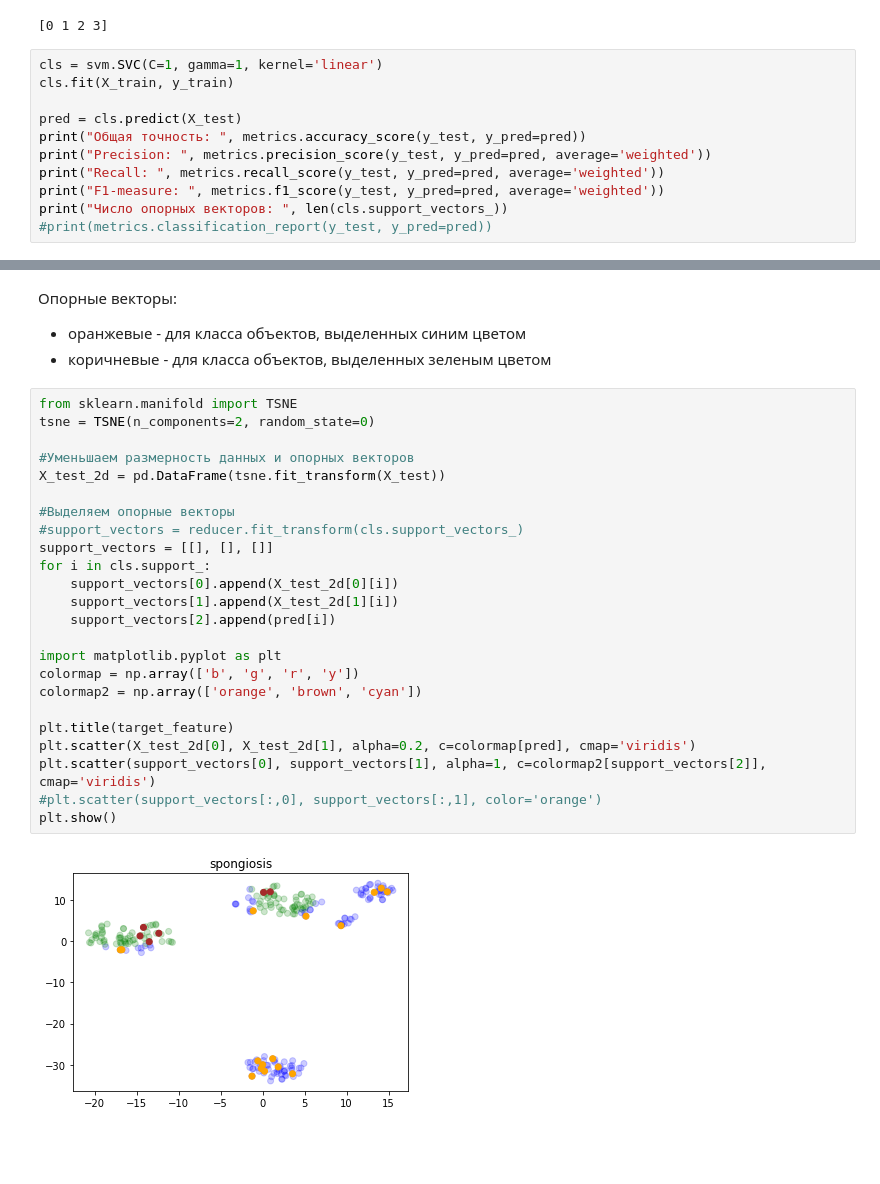
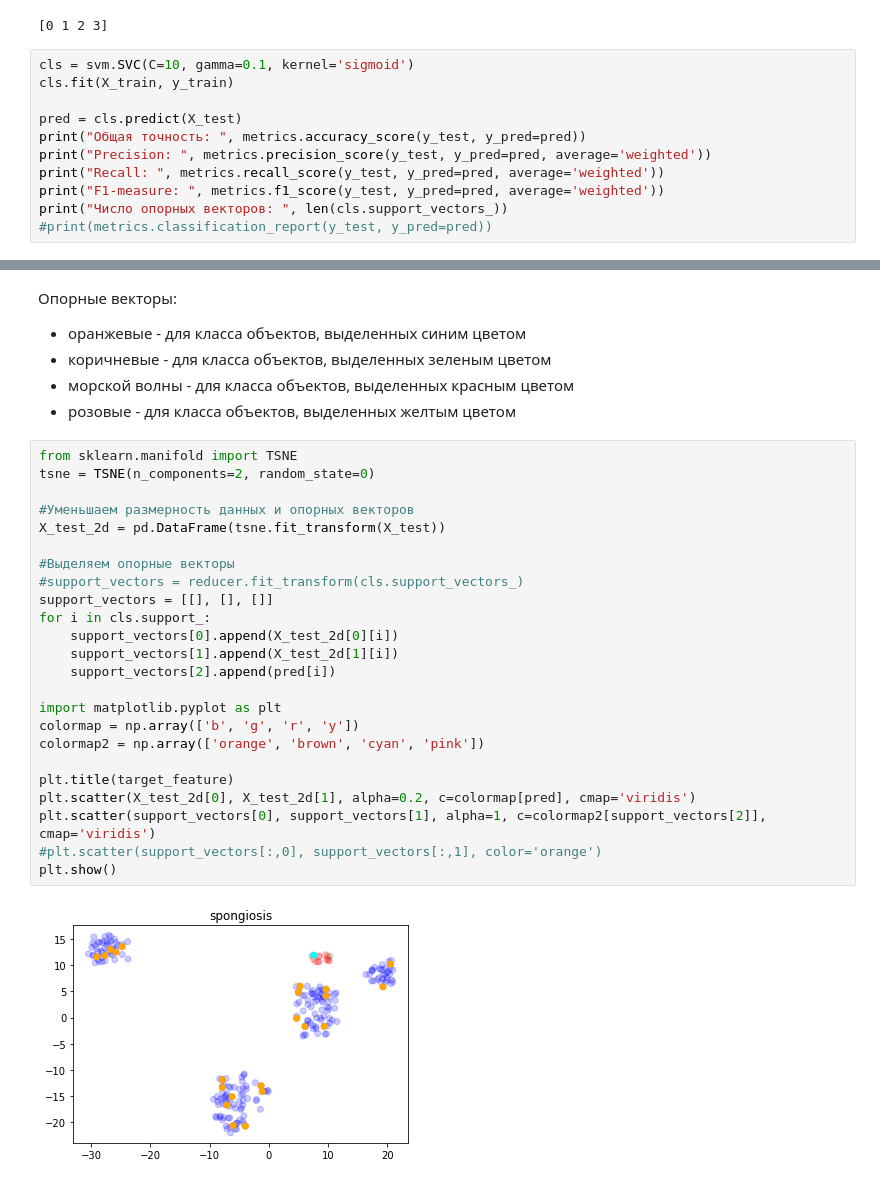
Before and after one commit to IlyaNechaev/ISiT, a Jupyter notebook: 5-6/SVM-classifier.ipynb, the cells around one changed output, grey strips where cells are left out. Drawn from its saved outputs; the diff is of its cells as text; blank space fills up the shorter version.

```diff
--- a/5-6/SVM-classifier.ipynb
+++ b/5-6/SVM-classifier.ipynb
@@ -58,7 +58,7 @@ print(target.unique())
 # %% [output]
 [0 1 2 3]
 # %%
-cls = svm.SVC(C=1, gamma=1, kernel='linear')
+cls = svm.SVC(C=10, gamma=0.1, kernel='sigmoid')
 cls.fit(X_train, y_train)
 
 pred = cls.predict(X_test)
@@ -110,32 +110,34 @@ plt.show()
 Опорные векторы:
 * оранжевые - для класса объектов, выделенных синим цветом
 * коричневые - для класса объектов, выделенных зеленым цветом
+* морской волны - для класса объектов, выделенных красным цветом
+* розовые - для класса объектов, выделенных желтым цветом
 # %%
 from sklearn.manifold import TSNE
 tsne = TSNE(n_components=2, random_state=0)
 
 #Уменьшаем размерность данных и опорных векторов
 X_test_2d = pd.DataFrame(tsne.fit_transform(X_test))
 
 #Выделяем опорные векторы
 #support_vectors = reducer.fit_transform(cls.support_vectors_)
 support_vectors = [[], [], []]
 for i in cls.support_:
     support_vectors[0].append(X_test_2d[0][i])
     support_vectors[1].append(X_test_2d[1][i])
     support_vectors[2].append(pred[i])
 
 import matplotlib.pyplot as plt
 colormap = np.array(['b', 'g', 'r', 'y'])
-colormap2 = np.array(['orange', 'brown', 'cyan'])
+colormap2 = np.array(['orange', 'brown', 'cyan', 'pink'])
 
 plt.title(target_feature)
 plt.scatter(X_test_2d[0], X_test_2d[1], alpha=0.2, c=colormap[pred], cmap='viridis')
 plt.scatter(support_vectors[0], support_vectors[1], alpha=1, c=colormap2[support_vectors[2]], cmap='viridis')
 #plt.scatter(support_vectors[:,0], support_vectors[:,1], color='orange')
 plt.show()
 # %% [output]
-[figure, old version]
+[figure, new version]
 # %% [markdown]
 Опорные векторы:
 * оранжевые - для класса объектов, выделенных синим цветом
```
Also changed, not shown: parts of 7 cells of this notebook, 1 other file.
